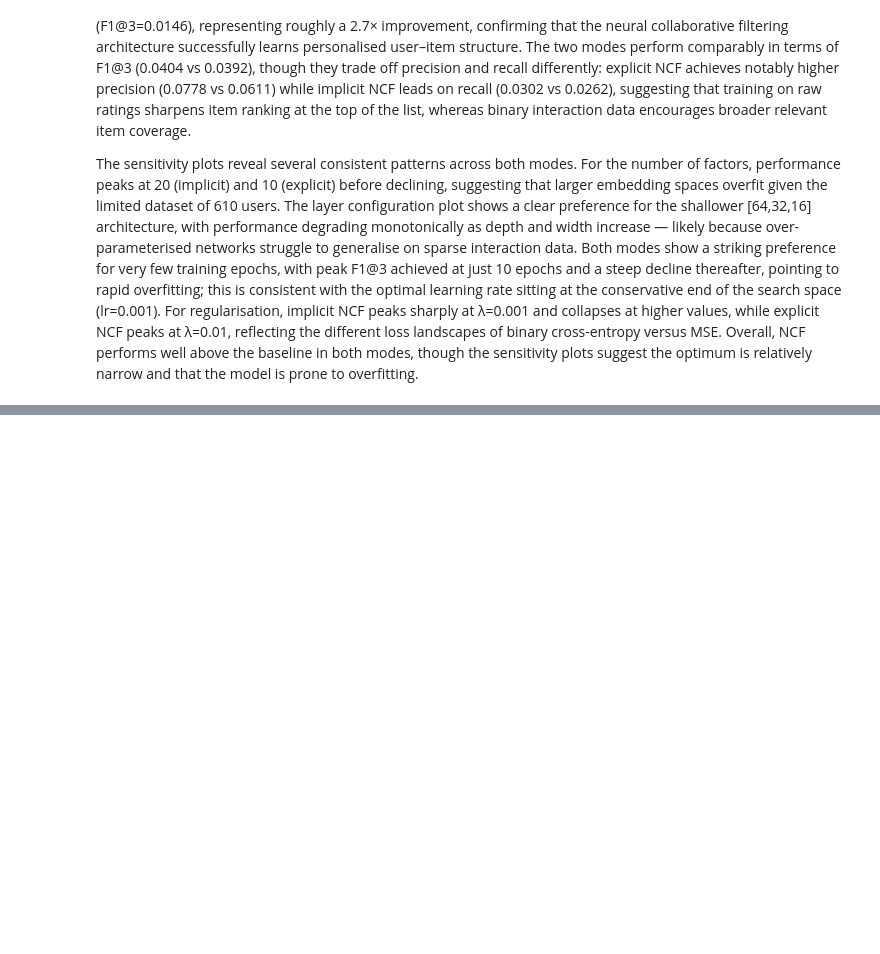
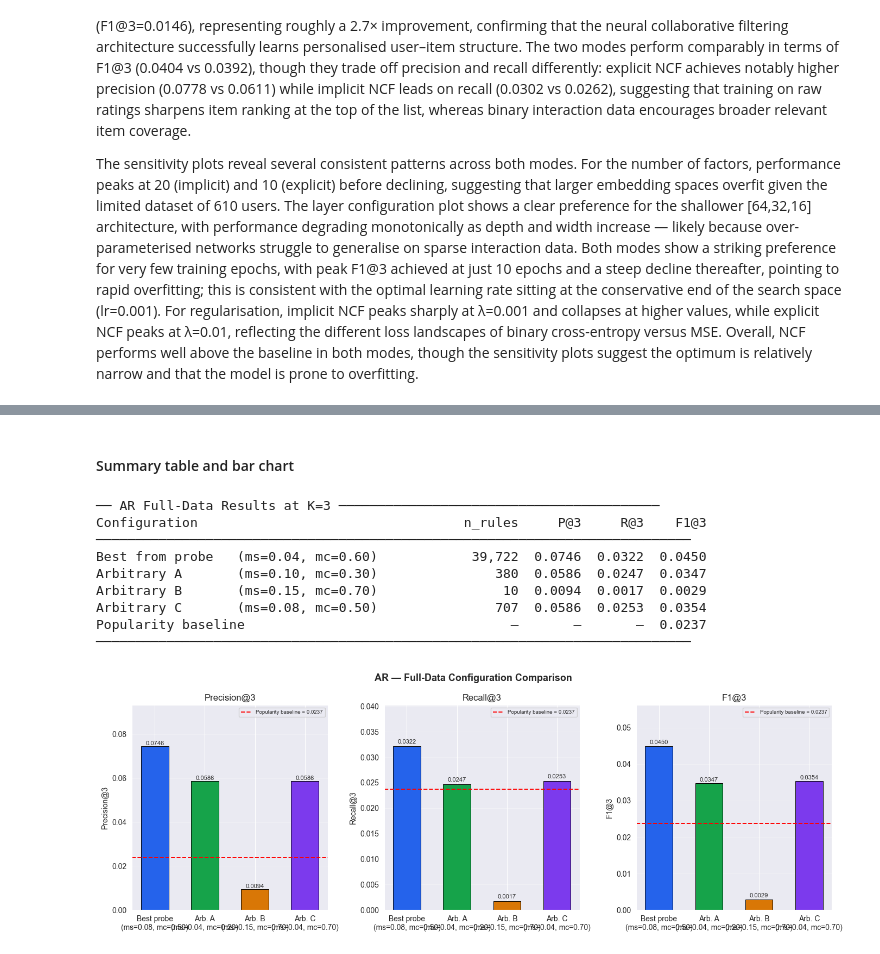
Before and after one commit to arodzina/TACD_project, a Jupyter notebook: data_preparation.ipynb, the cells around one changed output, grey strips where cells are left out. Saved outputs shown, nothing was run; the diff lists cells and outputs as text; code cells hidden in the pictures; blank space fills up the shorter version.

```diff
--- a/data_preparation.ipynb
+++ b/data_preparation.ipynb
@@ -2151,0 +2343,5 @@ overfitting.
+# %%
+full_basket_matrix, full_baskets = prepare_basket_matrix(implicit_train)
+
+print(f"Probe basket matrix: {basket_item_matrix.shape}")
+print(f"Full  basket matrix: {full_basket_matrix.shape}")
@@ -2151,0 +2415,64 @@ overfitting.
+# %% [markdown]
+#### Summary table and bar chart
+# %%
+# Format as a clean pandas table with a popularity-baseline row appended
+ar_display = full_ar_df[['config', 'n_rules', 'precision', 'recall', 'f1']].copy()
+ar_display['n_rules'] = ar_display['n_rules'].astype(int)
+ar_display.columns = ['Configuration', 'n_rules', 'P@3', 'R@3', 'F1@3']
+
+# Append popularity baseline as a separate row
+baseline_row = pd.DataFrame([{
+    'Configuration': 'Popularity baseline',
+    'n_rules': '—',
+    'P@3': '—',
+    'R@3': '—',
+    'F1@3': f'{pop_f1_full:.4f}'
+}])
+ar_display = pd.concat([ar_display, baseline_row], ignore_index=True)
+
+print("\nAR Full-Data Results at K=3")
+print("=" * 78)
+print(ar_display.to_string(index=False))
+# Bar chart
+fig, axes = plt.subplots(1, 3, figsize=(14, 5))
+fig.suptitle("AR — Full-Data Configuration Comparison", fontsize=13, fontweight="bold")
+
+short_labels = [
+    "Best probe\n(ms=0.04, mc=0.60)",
+    "Arb. A\n(ms=0.10, mc=0.30)",
+    "Arb. B\n(ms=0.15, mc=0.70)",
+    "Arb. C\n(ms=0.08, mc=0.50)",
+]
+colors = ["#2563eb", "#16a34a", "#d97706", "#7c3aed"]
+
+for ax, metric, label in zip(axes, ["precision", "recall", "f1"],
+                              ["Precision@3", "Recall@3", "F1@3"]):
+    vals = full_ar_df[metric].fillna(0).tolist()
+    bars = ax.bar(short_labels, vals, color=colors,
+                  edgecolor="black", linewidth=0.7, width=0.55)
+    ax.axhline(pop_f1_full, color="red", linestyle="--",
+               linewidth=1.4, label=f"Popularity baseline = {pop_f1_full:.4f}")
+    for bar, v in zip(bars, vals):
+        ax.text(bar.get_x() + bar.get_width() / 2,
+                bar.get_height() + 0.0005,
+                f"{v:.4f}", ha="center", fontsize=8)
+    ax.set_ylabel(label)
+    ax.set_title(label)
+    ax.legend(fontsize=7)
+    ax.grid(True, alpha=0.3, axis="y")
+    ax.set_ylim(0, max(vals + [pop_f1_full]) * 1.25)
+
+plt.tight_layout()
+plt.savefig("ar_full_config_comparison.png", dpi=150, bbox_inches="tight")
+plt.show()
+# %% [output]
+── AR Full-Data Results at K=3 ─────────────────────────────────────────
+Configuration                                  n_rules     P@3     R@3    F1@3
+────────────────────────────────────────────────────────────────────────────
+Best from probe   (ms=0.04, mc=0.60)            39,722  0.0746  0.0322  0.0450
+Arbitrary A       (ms=0.10, mc=0.30)               380  0.0586  0.0247  0.0347
+Arbitrary B       (ms=0.15, mc=0.70)                10  0.0094  0.0017  0.0029
+Arbitrary C       (ms=0.08, mc=0.50)               707  0.0586  0.0253  0.0354
+Popularity baseline                                  —       —       —  0.0237
+────────────────────────────────────────────────────────────────────────────
+[figure, added]
```
Also changed, not shown: parts of 36 cells of this notebook, 9 other files.
